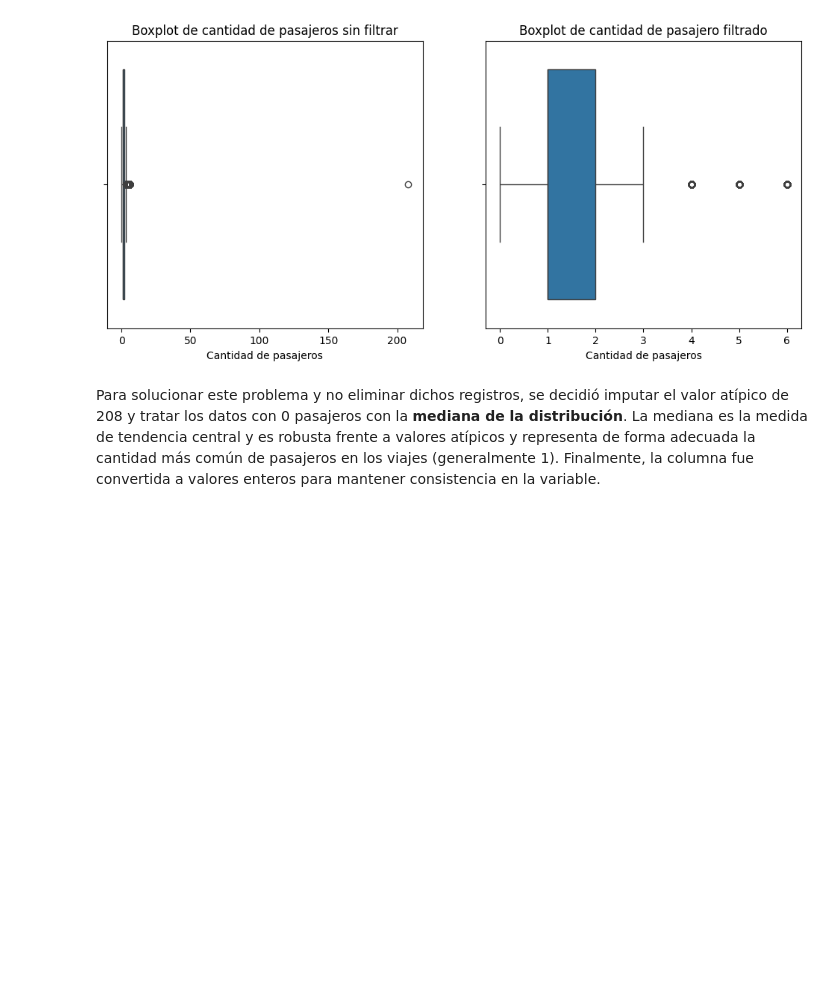
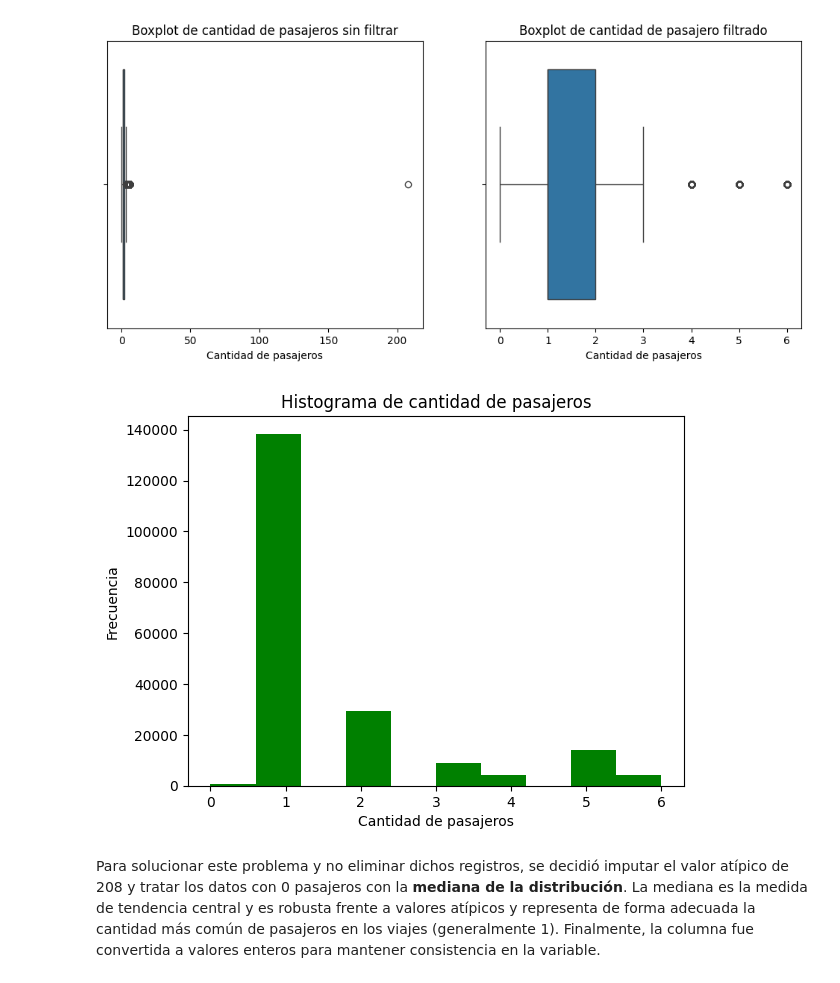
Before and after one commit to CaterinaMartinezD/AA1-TUIA-2025C1-Casado-MartinezDufour, a Jupyter notebook: TP-Regresion-AA1-2025C1.ipynb, the cells around one changed output. Saved outputs shown, nothing was run; the diff lists cells and outputs as text; code cells hidden in the pictures; blank space fills up the shorter version.

```diff
--- a/TP-Regresion-AA1-2025C1.ipynb
+++ b/TP-Regresion-AA1-2025C1.ipynb
@@ -135,6 +137,14 @@ plt.xlabel('Cantidad de pasajeros')
 plt.show()
 # %% [output]
 [figure]
+# %%
+plt.hist(df[df['passenger_count'] < 208]['passenger_count'], color = 'green')
+plt.title('Histograma de cantidad de pasajeros')
+plt.xlabel('Cantidad de pasajeros')
+plt.ylabel('Frecuencia')
+plt.show()
+# %% [output]
+[figure, added]
 # %% [markdown]
 Para solucionar este problema y no eliminar dichos registros, se decidió imputar el valor atípico de 208 y tratar los datos con 0 pasajeros con la **mediana de la distribución**. La mediana es la medida de tendencia central y es robusta frente a valores atípicos y representa de forma adecuada la cantidad más común de pasajeros en los viajes (generalmente 1). Finalmente, la columna fue convertida a valores enteros para mantener consistencia en la variable.
 # %%
```
Also changed, not shown: parts of 4 cells of this notebook, 1 other file.
